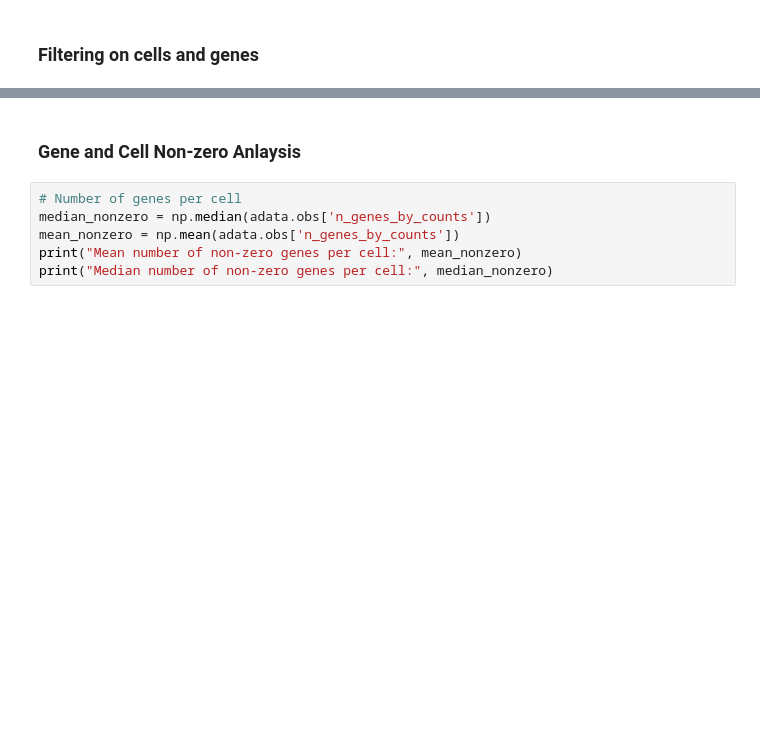
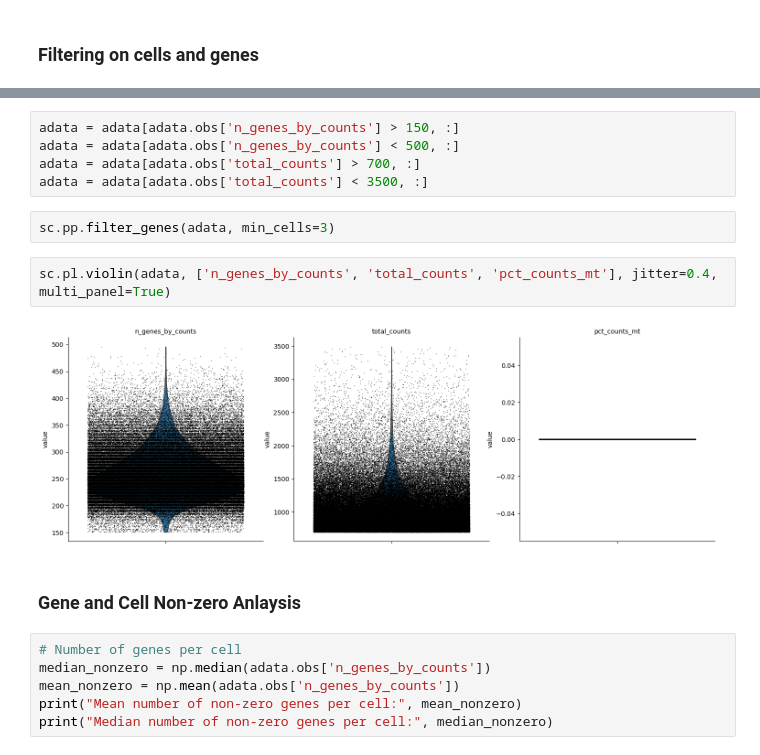
Before and after one commit to sadeghetemad/nanostring-cosmx-spatial-omics-modeling, a Jupyter notebook: notebooks/02_tma_preprocessing.ipynb, the cells around one changed output, grey strips where cells are left out. Drawn from its saved outputs; the diff is of its cells as text; blank space fills up the shorter version.

```diff
--- a/notebooks/02_tma_preprocessing.ipynb
+++ b/notebooks/02_tma_preprocessing.ipynb
@@ -145,3 +131,14 @@ sc.pl.violin(adata, ['n_genes_by_counts'], jitter=0.4)
+# %%
+adata = adata[adata.obs['n_genes_by_counts'] > 150, :]
+adata = adata[adata.obs['n_genes_by_counts'] < 500, :]
+adata = adata[adata.obs['total_counts'] > 700, :]
+adata = adata[adata.obs['total_counts'] < 3500, :]
+# %%
+sc.pp.filter_genes(adata, min_cells=3)
+# %%
+sc.pl.violin(adata, ['n_genes_by_counts', 'total_counts', 'pct_counts_mt'], jitter=0.4, multi_panel=True)
+# %% [output]
+[figure, added]
 # %% [markdown]
 ### Gene and Cell Non-zero Anlaysis
 # %%
```
Also changed, not shown: parts of 13 cells of this notebook, 3 other files.
